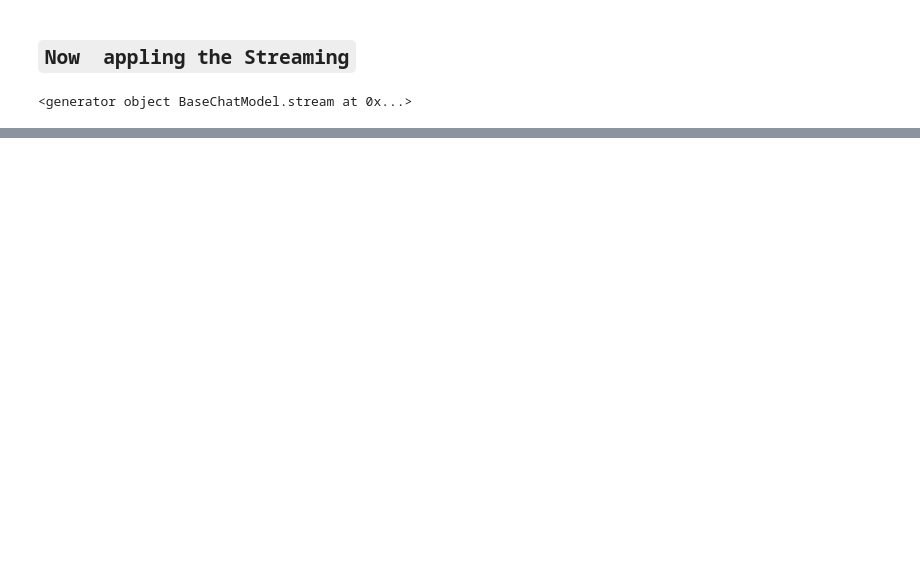
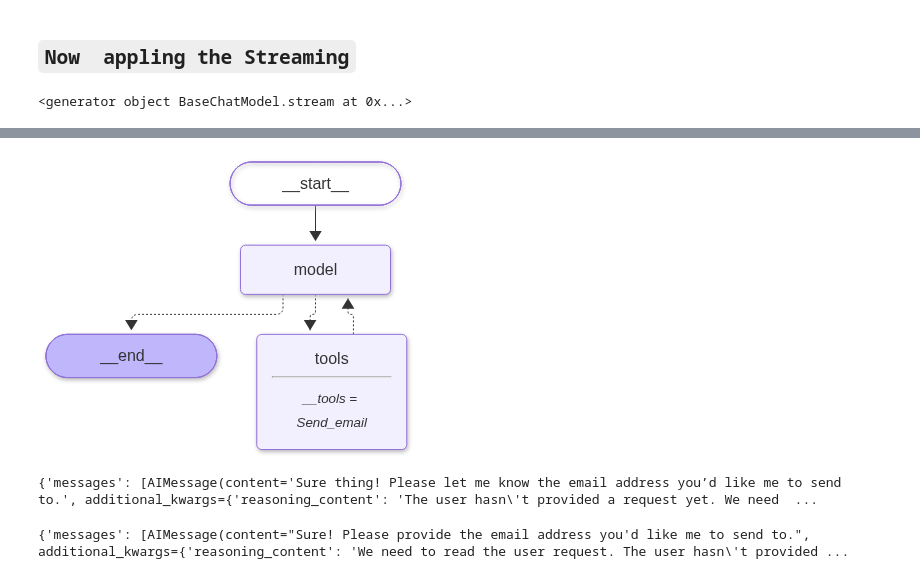
Before and after one commit to hashirahmad806/Lang_chain_Learning, a Jupyter notebook: Laing_Chain_Course/basic_lang_chain.ipynb, the cells around one changed output, grey strips where cells are left out. Cells and saved outputs as stored; diff of their text form; code cells hidden in the pictures; blank space fills up the shorter version.

Commit message:
Update basic_lang_chain.ipynb with tool calling agent execution

```diff
--- a/Laing_Chain_Course/basic_lang_chain.ipynb
+++ b/Laing_Chain_Course/basic_lang_chain.ipynb
@@ -607,0 +651,10 @@ for chunks in Ans :
+# %%
+from langchain.tools import  tool
+
+@tool
+
+def Send_email(email:str) :
+    # DocString
+    """ i can sent  Email to any email address """
+    print("[TOOl   Called ]")
+    return "Email Send Successfully"
@@ -607,0 +676,14 @@ for chunks in Ans :
+# %%
+agent = create_agent(
+    system_prompt=""" Your are a email sending agent
+    based on user  request  you send email to
+    email address using 'Send_email'
+     """ ,
+     model =llm ,
+     tools=[Send_email]
+
+)
+# %%
+agent
+# %% [output]
+[figure, added]
@@ -607,0 +693,4 @@ for chunks in Ans :
+# %%
+res
+# %% [output]
+{'messages': [AIMessage(content='Sure thing! Please let me know the email address you’d like me to send to.', additional_kwargs={'reasoning_content': 'The user hasn\'t provided a request yet. We need  ...
@@ -607,0 +700,4 @@ for chunks in Ans :
+# %%
+res
+# %% [output]
+{'messages': [AIMessage(content="Sure! Please provide the email address you'd like me to send to.", additional_kwargs={'reasoning_content': 'We need to read the user request. The user hasn\'t provided ...
```
Also changed, not shown: parts of 17 cells of this notebook.
